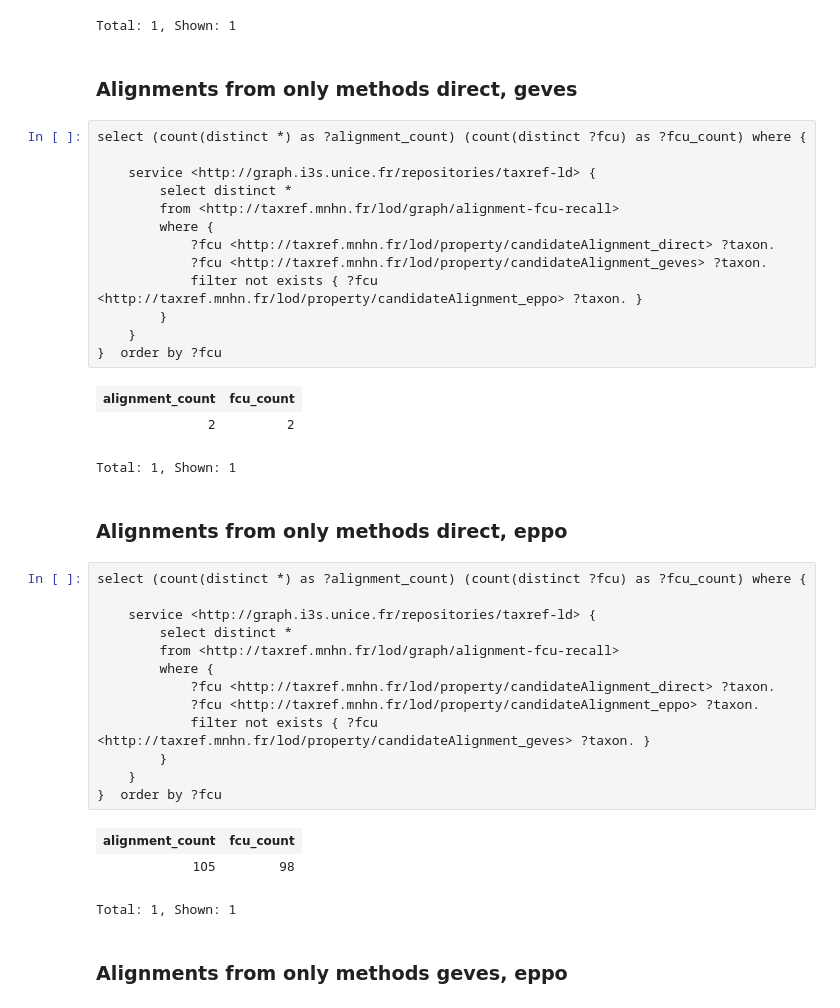
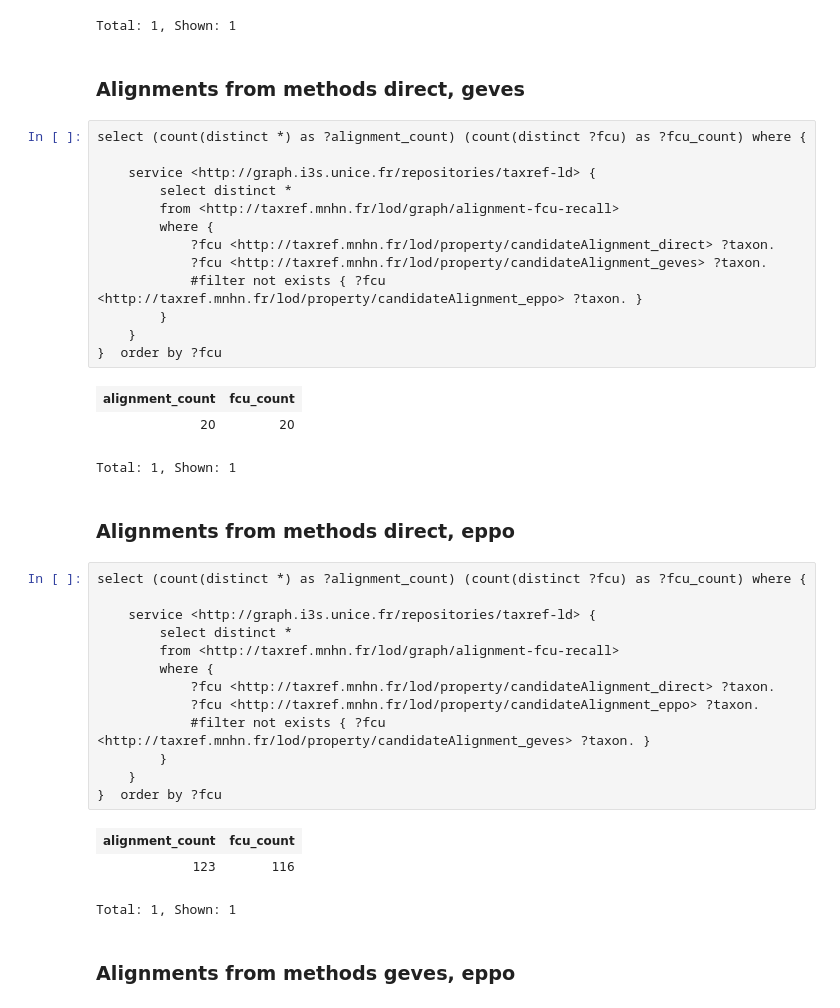
Before and after one commit to Wimmics/d2kab-alignments, a Jupyter notebook: recall/query-alignments.ipynb, the cells around one changed output. Saved outputs shown, nothing was run; the diff lists cells and outputs as text.

```diff
--- a/recall/query-alignments.ipynb
+++ b/recall/query-alignments.ipynb
@@ -154,26 +154,26 @@ select (count(distinct *) as ?alignment_count) (count(distinct ?fcu) as ?fcu_cou
 | 18 | 18 |
 Total: 1, Shown: 1
 # %% [markdown]
-### Alignments from only methods **direct, geves**
+### Alignments from methods **direct, geves**
 # %%
 select (count(distinct *) as ?alignment_count) (count(distinct ?fcu) as ?fcu_count) where {
 
     service <http://graph.i3s.unice.fr/repositories/taxref-ld> {
         select distinct *
         from <http://taxref.mnhn.fr/lod/graph/alignment-fcu-recall>
         where {
             ?fcu <http://taxref.mnhn.fr/lod/property/candidateAlignment_direct> ?taxon.
             ?fcu <http://taxref.mnhn.fr/lod/property/candidateAlignment_geves> ?taxon.
-            filter not exists { ?fcu <http://taxref.mnhn.fr/lod/property/candidateAlignment_eppo> ?taxon. }
+            #filter not exists { ?fcu <http://taxref.mnhn.fr/lod/property/candidateAlignment_eppo> ?taxon. }
         }
     }
 }  order by ?fcu
 # %% [output]
 | alignment_count | fcu_count |
-| 2 | 2 |
+| 20 | 20 |
 Total: 1, Shown: 1
 # %% [markdown]
-### Alignments from only methods **direct, eppo**
+### Alignments from methods **direct, eppo**
 # %%
 select (count(distinct *) as ?alignment_count) (count(distinct ?fcu) as ?fcu_count) where {
 
@@ -183,16 +183,16 @@ select (count(distinct *) as ?alignment_count) (count(distinct ?fcu) as ?fcu_cou
         where {
             ?fcu <http://taxref.mnhn.fr/lod/property/candidateAlignment_direct> ?taxon.
             ?fcu <http://taxref.mnhn.fr/lod/property/candidateAlignment_eppo> ?taxon.
-            filter not exists { ?fcu <http://taxref.mnhn.fr/lod/property/candidateAlignment_geves> ?taxon. }
+            #filter not exists { ?fcu <http://taxref.mnhn.fr/lod/property/candidateAlignment_geves> ?taxon. }
         }
     }
 }  order by ?fcu
 # %% [output]
 | alignment_count | fcu_count |
-| 105 | 98 |
+| 123 | 116 |
 Total: 1, Shown: 1
 # %% [markdown]
-### Alignments from only methods **geves, eppo**
+### Alignments from methods **geves, eppo**
 # %%
 select (count(distinct *) as ?alignment_count) (count(distinct ?fcu) as ?fcu_count) where {
 
```
Also changed, not shown: parts of 10 cells of this notebook, 1 other file.
